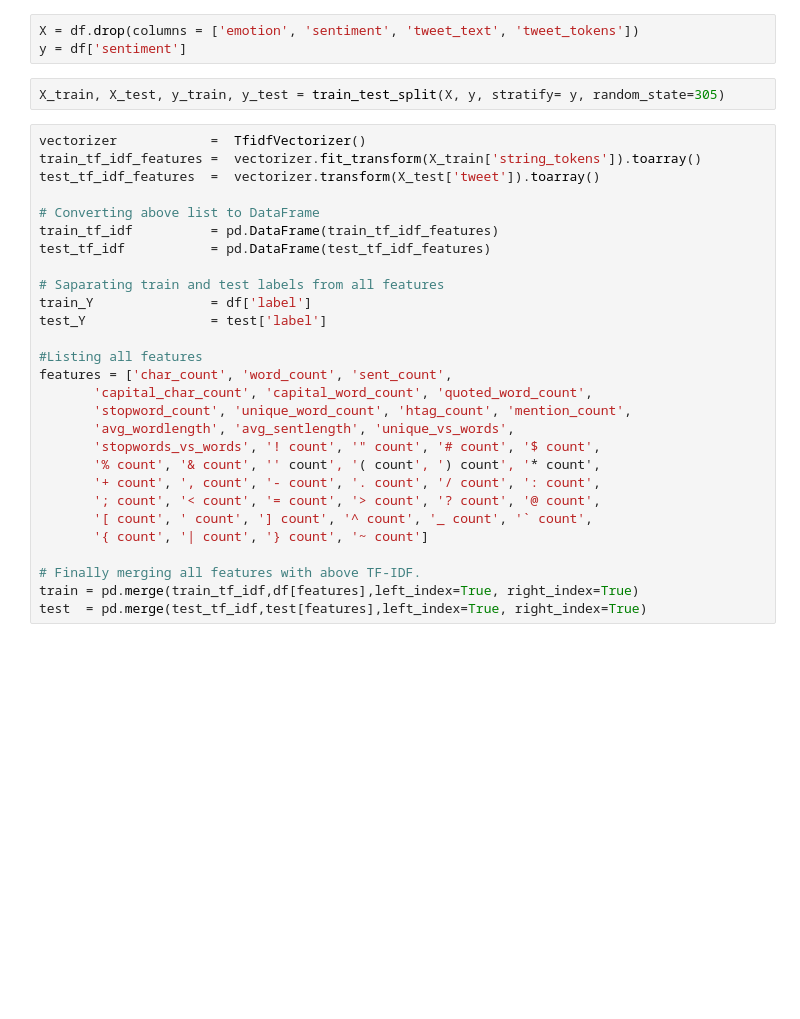
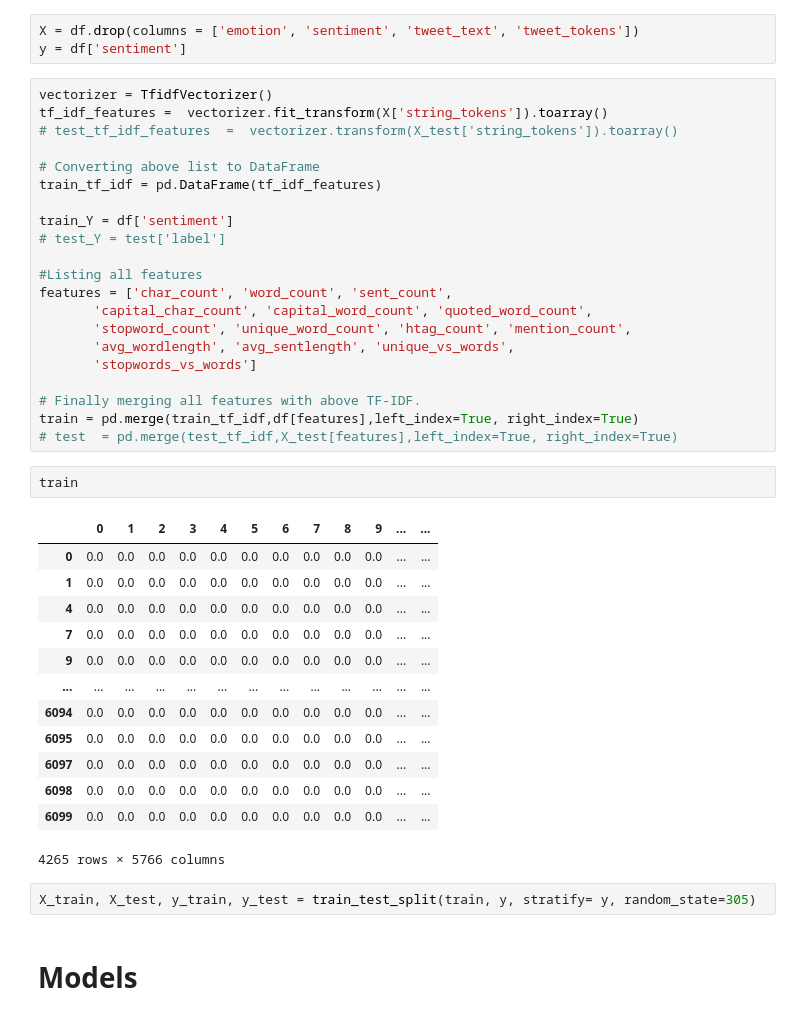
Before and after one commit to markjh2323/phase_4_project, a Jupyter notebook: crowdflower-brands-and-product-emotions/project_work/experimenting.ipynb, the cells around one changed output. Cells and saved outputs as stored; diff of their text form; blank space fills up the shorter version.

```diff
--- a/crowdflower-brands-and-product-emotions/project_work/experimenting.ipynb
+++ b/crowdflower-brands-and-product-emotions/project_work/experimenting.ipynb
@@ -17,33 +25,44 @@ df.head()
 # %%
 X = df.drop(columns = ['emotion', 'sentiment', 'tweet_text', 'tweet_tokens'])
 y = df['sentiment']
+# %%
+vectorizer = TfidfVectorizer()
+tf_idf_features =  vectorizer.fit_transform(X['string_tokens']).toarray()
+# test_tf_idf_features  =  vectorizer.transform(X_test['string_tokens']).toarray()
+
+# Converting above list to DataFrame
+train_tf_idf = pd.DataFrame(tf_idf_features)
+
+train_Y = df['sentiment']
+# test_Y = test['label']
+
+#Listing all features
+features = ['char_count', 'word_count', 'sent_count',
+       'capital_char_count', 'capital_word_count', 'quoted_word_count',
+       'stopword_count', 'unique_word_count', 'htag_count', 'mention_count',
+       'avg_wordlength', 'avg_sentlength', 'unique_vs_words',
+       'stopwords_vs_words']
+
+# Finally merging all features with above TF-IDF.
+train = pd.merge(train_tf_idf,df[features],left_index=True, right_index=True)
+# test  = pd.merge(test_tf_idf,X_test[features],left_index=True, right_index=True)
+# %%
+train
+# %% [output]
+|  | 0 | 1 | 2 | 3 | 4 | 5 | 6 | 7 | 8 | 9 | ... | ... |
+| 0 | 0.0 | 0.0 | 0.0 | 0.0 | 0.0 | 0.0 | 0.0 | 0.0 | 0.0 | 0.0 | ... | ... |
+| 1 | 0.0 | 0.0 | 0.0 | 0.0 | 0.0 | 0.0 | 0.0 | 0.0 | 0.0 | 0.0 | ... | ... |
+| 4 | 0.0 | 0.0 | 0.0 | 0.0 | 0.0 | 0.0 | 0.0 | 0.0 | 0.0 | 0.0 | ... | ... |
+| 7 | 0.0 | 0.0 | 0.0 | 0.0 | 0.0 | 0.0 | 0.0 | 0.0 | 0.0 | 0.0 | ... | ... |
+| 9 | 0.0 | 0.0 | 0.0 | 0.0 | 0.0 | 0.0 | 0.0 | 0.0 | 0.0 | 0.0 | ... | ... |
+| ... | ... | ... | ... | ... | ... | ... | ... | ... | ... | ... | ... | ... |
+| 6094 | 0.0 | 0.0 | 0.0 | 0.0 | 0.0 | 0.0 | 0.0 | 0.0 | 0.0 | 0.0 | ... | ... |
+| 6095 | 0.0 | 0.0 | 0.0 | 0.0 | 0.0 | 0.0 | 0.0 | 0.0 | 0.0 | 0.0 | ... | ... |
+| 6097 | 0.0 | 0.0 | 0.0 | 0.0 | 0.0 | 0.0 | 0.0 | 0.0 | 0.0 | 0.0 | ... | ... |
+| 6098 | 0.0 | 0.0 | 0.0 | 0.0 | 0.0 | 0.0 | 0.0 | 0.0 | 0.0 | 0.0 | ... | ... |
+| 6099 | 0.0 | 0.0 | 0.0 | 0.0 | 0.0 | 0.0 | 0.0 | 0.0 | 0.0 | 0.0 | ... | ... |
+4265 rows × 5766 columns
 # %%
-X_train, X_test, y_train, y_test = train_test_split(X, y, stratify= y, random_state=305)
+X_train, X_test, y_train, y_test = train_test_split(train, y, stratify= y, random_state=305)
-# %%
-vectorizer            =  TfidfVectorizer()
-train_tf_idf_features =  vectorizer.fit_transform(X_train['string_tokens']).toarray()
-test_tf_idf_features  =  vectorizer.transform(X_test['tweet']).toarray()
-
-# Converting above list to DataFrame
-train_tf_idf          = pd.DataFrame(train_tf_idf_features)
-test_tf_idf           = pd.DataFrame(test_tf_idf_features)
-
-# Saparating train and test labels from all features
-train_Y               = df['label']
-test_Y                = test['label']
-
-#Listing all features
-features = ['char_count', 'word_count', 'sent_count',
-       'capital_char_count', 'capital_word_count', 'quoted_word_count',
-       'stopword_count', 'unique_word_count', 'htag_count', 'mention_count',
-       'avg_wordlength', 'avg_sentlength', 'unique_vs_words',
-       'stopwords_vs_words', '! count', '" count', '# count', '$ count',
-       '% count', '& count', '' count', '( count', ') count', '* count',
-       '+ count', ', count', '- count', '. count', '/ count', ': count',
-       '; count', '< count', '= count', '> count', '? count', '@ count',
-       '[ count', ' count', '] count', '^ count', '_ count', '` count',
-       '{ count', '| count', '} count', '~ count']
-
-# Finally merging all features with above TF-IDF.
-train = pd.merge(train_tf_idf,df[features],left_index=True, right_index=True)
-test  = pd.merge(test_tf_idf,test[features],left_index=True, right_index=True)
+# %% [markdown]
+# Models
```
Also changed, not shown: parts of 3 cells of this notebook, 1 other file.
